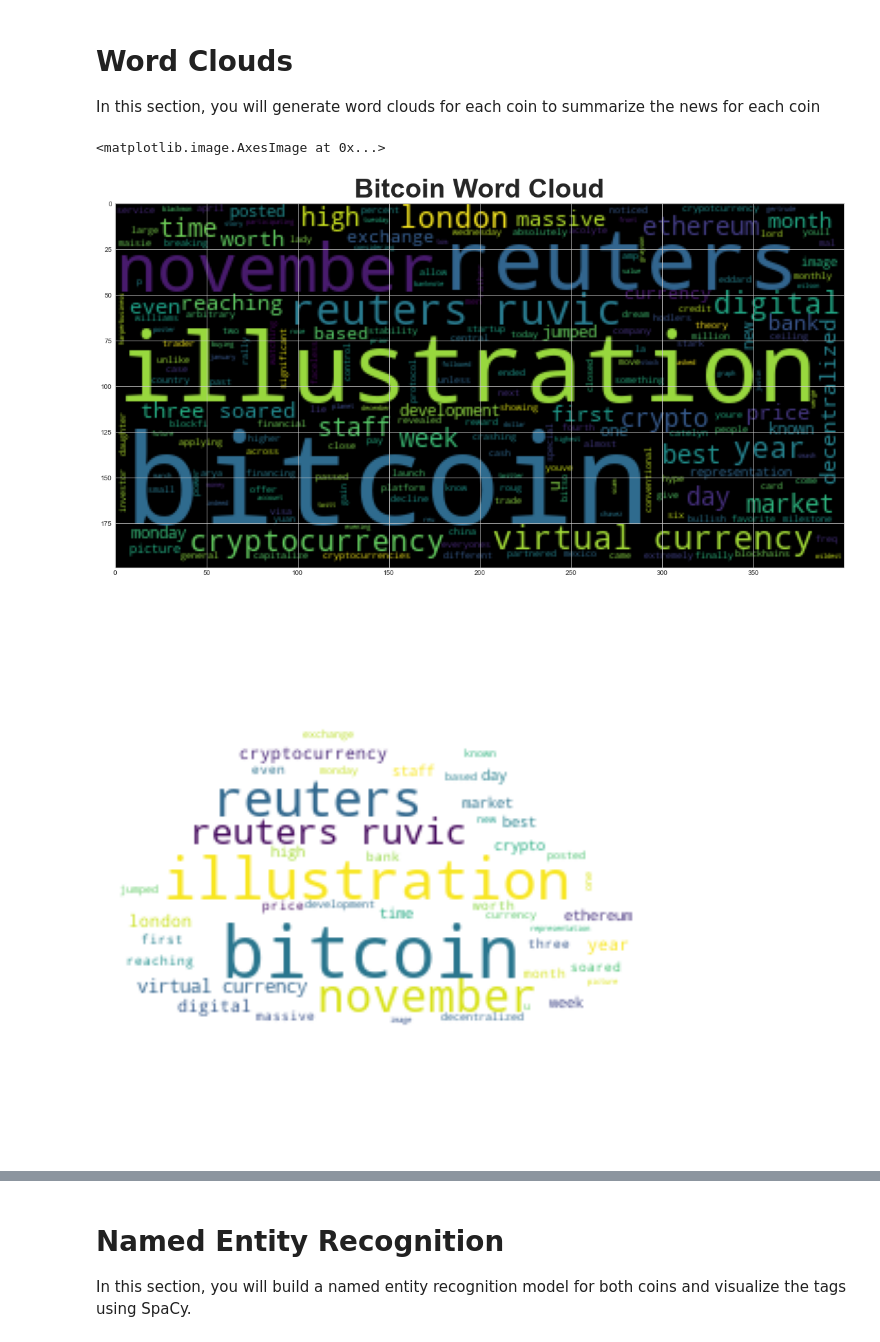
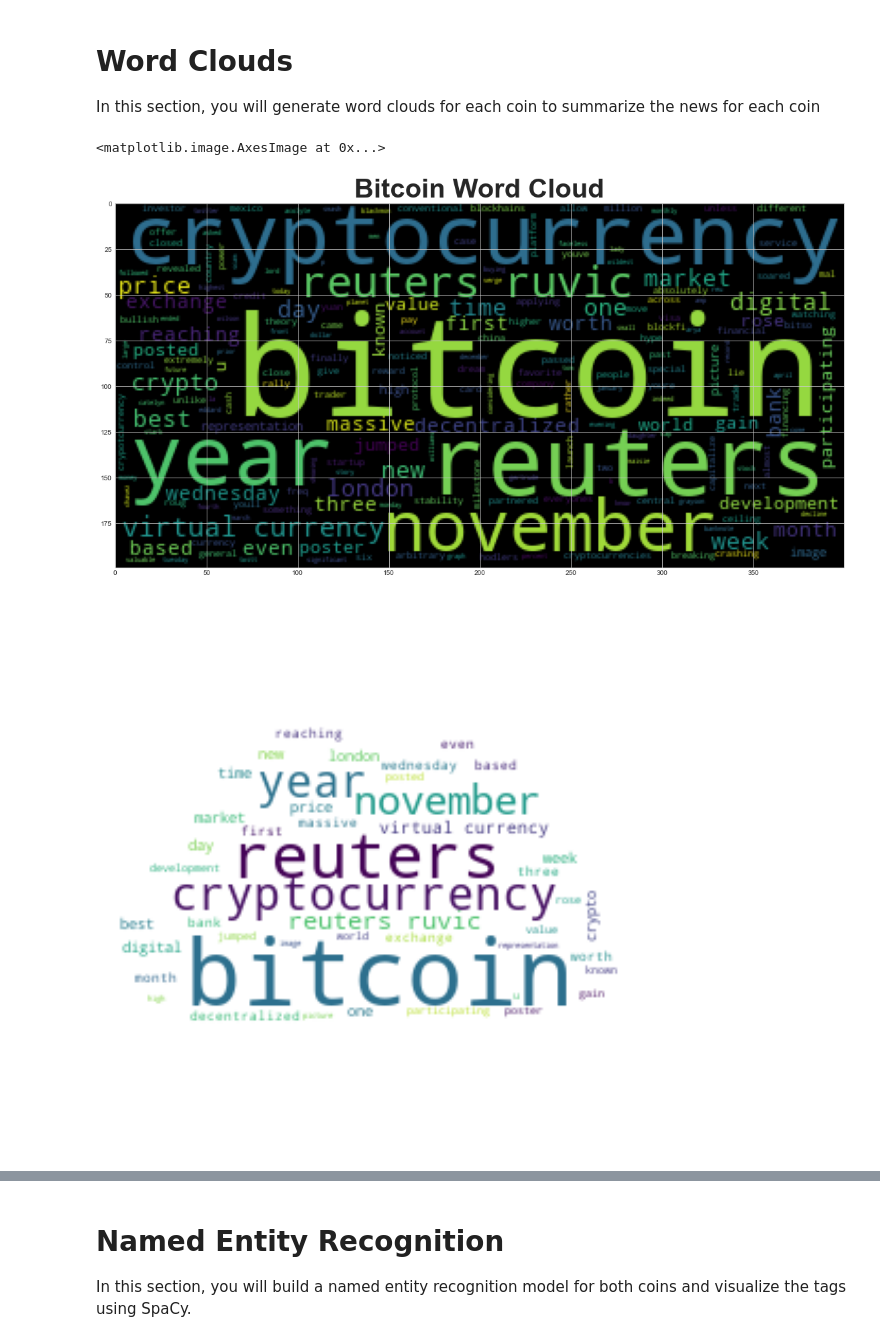
Before and after one commit to vmieres/Natural-Language-Processing-NLP, a Jupyter notebook: crypto_sentiment.ipynb, the cells around one changed output, grey strips where cells are left out. Cells and saved outputs as stored; diff of their text form; code cells hidden in the pictures.

```diff
--- a/crypto_sentiment.ipynb
+++ b/crypto_sentiment.ipynb
@@ -49,20 +49,16 @@ for article in bitcoin_headlines["articles"]:
             "Compound": compound,
             "Positive": pos,
             "Negative": neg,
-            "Neutral": neu
-
-        })
+            "Neutral": neu})
 
     except AttributeError:
         pass
 
 # Creating a DataFrame
 bitcoin_df = pd.DataFrame(bitcoin_sentiments)
-
 # Reordering DataFrame columns
 cols = ["Compound", "Negative", "Neutral", "Positive", "text"]
 bitcoin_df = bitcoin_df[cols]
-
 bitcoin_df.head()
 # %% [output]
 |  | Compound | Negative | Neutral | Positive | text |
@@ -176,14 +169,16 @@ def tokenizer(text):
     """Tokenizes text."""
     # Expanding the default stopwords list if necessary
     sw = stopwords.words("english")
-    sw.append("chars")
+    sw.append("seen")
     sw.append("char")
     sw.append("file")
+    sw.append("dado")
+    sw.append("chars")
+    sw.append("staff")
     sw.append("photo")
-    sw.append("dado")
+    sw.append("taken")
+    sw.append("illustration")
     sw.append("representation")
-    sw.append("seen")
-    sw.append("taken")
 
     # cleaning text
     regex = re.compile("[^a-zA-Z ]")
@@ -339,18 +334,18 @@ plt.title("Bitcoin Word Cloud", fontsize=40, loc="center", fontweight="bold")
 plt.imshow(wc)
 # %% [output]
 <matplotlib.image.AxesImage at 0x...>
-[figure, old version]
+[figure, new version]
 # %%
 # Generating the Bitcoin word cloud (masked image)
-b_mask = np.array(Image.open('cloud_bubble.png'))
+b_mask = np.array(Image.open('images/cloud_bubble.png'))
 b_wordcloud = WordCloud(background_color="white", mask=b_mask).generate(big_string)
 plt.figure()
 plt.imshow(b_wordcloud, interpolation="bilinear")
 plt.axis("off")
 plt.margins(x=0, y=0)
 plt.show()
 # %% [output]
-[figure, old version]
+[figure, new version]
 # %%
 # Generating the Ethereum word cloud
 big_string_1 = ' '.join(clean_ethereum_text)
```
Also changed, not shown: parts of 15 cells of this notebook.
